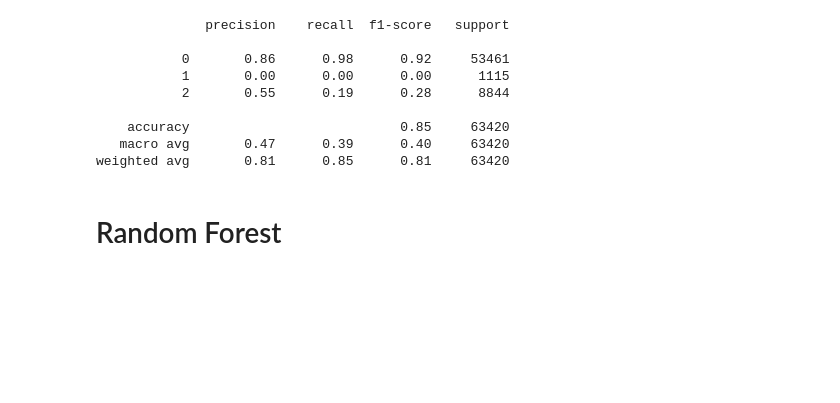
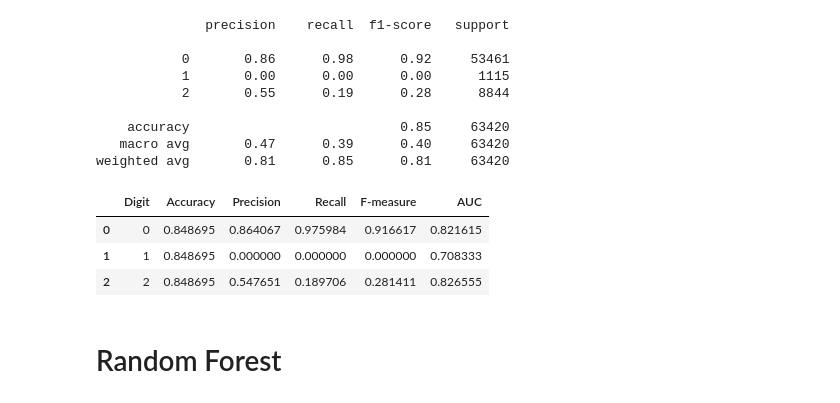
Before and after one commit to MrSykoPath/Diabetes-Detection, a Jupyter notebook: Phase 3/phase_3.ipynb, the cells around one changed output. Cells and saved outputs as stored; diff of their text form; code cells hidden in the pictures; blank space fills up the shorter version.

```diff
--- a/Phase 3/phase_3.ipynb
+++ b/Phase 3/phase_3.ipynb
@@ -225,3 +726,48 @@ weighted avg       0.81      0.85      0.81     63420
+# %%
+accuracies_final_logreg = []
+precisions_final_logreg = []
+recalls_final_logreg = []
+f1_scores_final_logreg = []
+auc_final_logreg = []
+# %%
+for i in range (0,3):
+    accuracies_final_logreg.append(0.0)
+    precisions_final_logreg.append(0.0)
+    recalls_final_logreg.append(0.0)
+    f1_scores_final_logreg.append(0.0)
+    auc_final_logreg.append(0.0)
+# %%
+for i in range (0,10):
+    accuracies_final_logreg = np.add(accuracies_final_logreg,accuracies_logreg[i])
+    precisions_final_logreg = np.add(precisions_final_logreg,precisions_logreg[i])
+    recalls_final_logreg = np.add(recalls_final_logreg,recalls_logreg[i])
+    f1_scores_final_logreg = np.add(f1_scores_final_logreg,f1_scores_logreg[i])
+    auc_final_logreg = np.add(auc_final_logreg,auc_logreg[i])
+
+for i in range (0,3):
+    accuracies_final_logreg[i] = accuracies_final_logreg[i]/10.0
+    precisions_final_logreg[i] = precisions_final_logreg[i]/10.0
+    recalls_final_logreg[i] = recalls_final_logreg[i]/10.0
+    f1_scores_final_logreg[i] = f1_scores_final_logreg[i]/10.0
+    auc_final_logreg[i] = auc_final_logreg[i]/10.0
+# %%
+data = {
+    'Digit': [0,1,2],
+    'Accuracy': accuracies_final_logreg,
+    'Precision': precisions_final_logreg,
+    'Recall': recalls_final_logreg,
+    'F-measure': f1_scores_final_logreg,
+    'AUC': auc_final_logreg
+}
+
+results_df_logreg = pd.DataFrame(data)
+# %%
+results_df_logreg
+# %% [output]
+|  | Digit | Accuracy | Precision | Recall | F-measure | AUC |
+| 0 | 0 | 0.848695 | 0.864067 | 0.975984 | 0.916617 | 0.821615 |
+| 1 | 1 | 0.848695 | 0.000000 | 0.000000 | 0.000000 | 0.708333 |
+| 2 | 2 | 0.848695 | 0.547651 | 0.189706 | 0.281411 | 0.826555 |
 # %% [markdown]
 # Random Forest
 # %%
```
Also changed, not shown: parts of 62 cells of this notebook.
